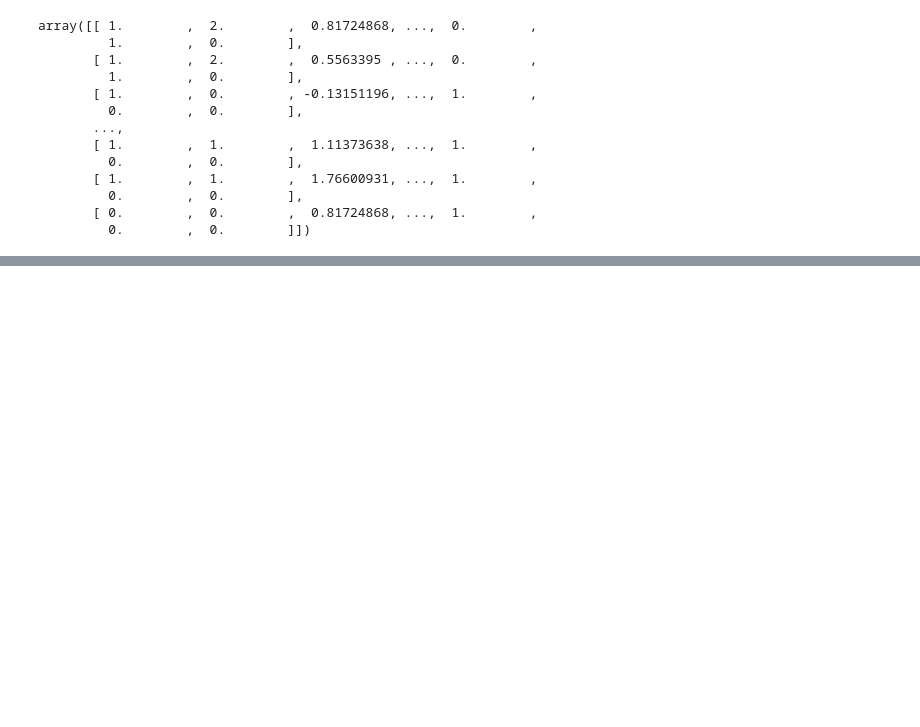
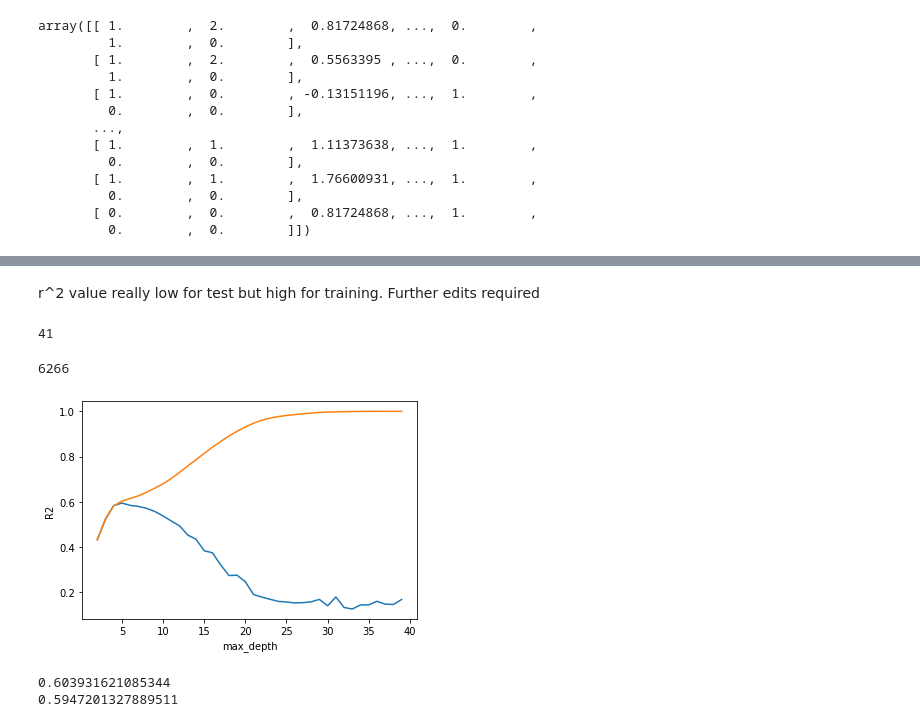
Before and after one commit to Gracey701/Sales_Predictions, a Jupyter notebook: Sales_Predictions_Project.ipynb, the cells around one changed output, grey strips where cells are left out. Saved outputs shown, nothing was run; the diff lists cells and outputs as text; code cells hidden in the pictures; blank space fills up the shorter version.

```diff
--- a/Sales_Predictions_Project.ipynb
+++ b/Sales_Predictions_Project.ipynb
@@ -568,0 +634,9 @@ array([[ 1.        ,  2.        ,  0.81724868, ...,  0.        ,
+# %%
+#instantiating decision tree model
+dec_tree = DecisionTreeRegressor(random_state = 42)
+# %%
+#make pipeline with the dec tree model
+dec_pipe = make_pipeline(preprocessor, dec_tree)
+# %%
+#fit pipeline only onto train data
+dec_pipe.fit(X_train, y_train)
@@ -568,0 +678,42 @@ array([[ 1.        ,  2.        ,  0.81724868, ...,  0.        ,
+# %% [markdown]
+r^2 value really low for test but high for training. Further edits required
+# %%
+#Get tree depth used
+dec_tree.get_depth()
+# %% [output]
+41
+# %%
+dec_tree.get_n_leaves()
+# %% [output]
+6266
+# %%
+#making loop to determine best depth
+depths = list(range(2, 40))
+scores = pd.DataFrame(index=depths, columns=['Test Score','Train Score'])
+for depth in depths:
+    dec_tree = DecisionTreeRegressor(max_depth=depth, random_state=42)
+    dec_pipe = make_pipeline(preprocessor, dec_tree)
+    dec_pipe.fit(X_train, y_train)
+    train_score = dec_pipe.score(X_train, y_train)
+    test_score = dec_pipe.score(X_test, y_test)
+    scores.loc[depth, 'Train Score'] = train_score
+    scores.loc[depth, 'Test Score'] = test_score
+# %%
+plt.plot(depths, scores['Test Score'])
+plt.plot(depths, scores['Train Score'])
+plt.xlabel('max_depth')
+plt.ylabel('R2');
+# %% [output]
+[figure, added]
+# %%
+#depth of 5 gives best r^2 values for both data, from there the r^2 drops for test and skyrockets for train
+dec_tree_5 = DecisionTreeRegressor(max_depth = 5, random_state = 42)
+dec_pipe_5 = make_pipeline(preprocessor, dec_tree_5)
+dec_pipe_5.fit(X_train, y_train)
+train_5_score = dec_pipe_5.score(X_train, y_train)
+test_5_score = dec_pipe_5.score(X_test, y_test)
+print(train_5_score)
+print(test_5_score)
+# %% [output]
+0.603931621085344
+0.5947201327889511
```
Also changed, not shown: parts of 17 cells of this notebook.
